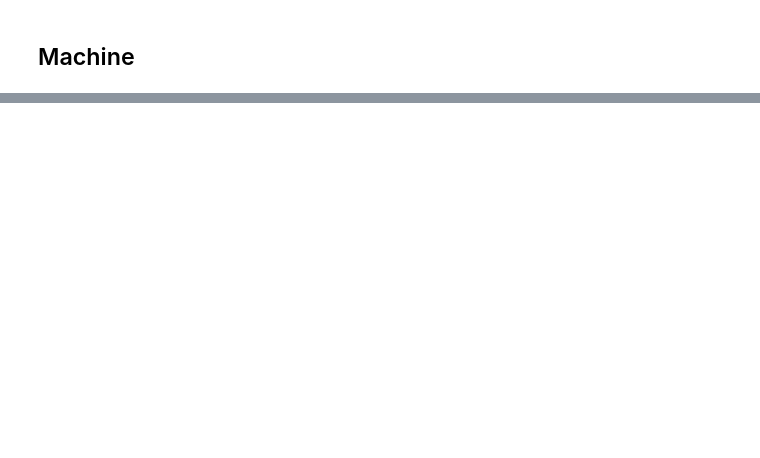
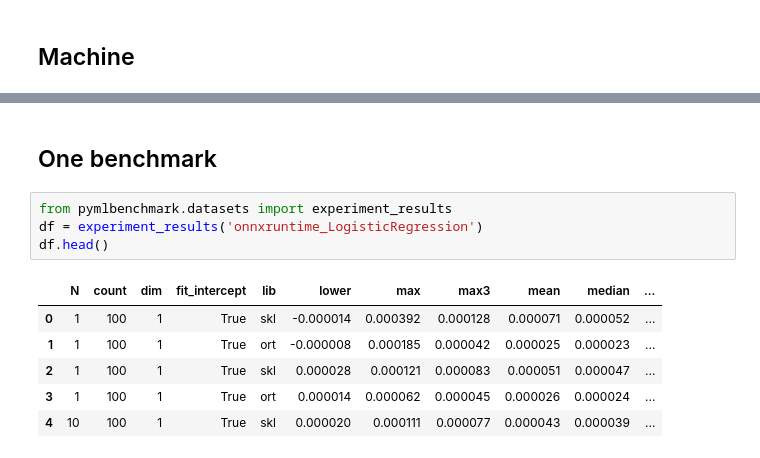
Before and after one commit to sdpython/pymlbenchmark, a Jupyter notebook: _doc/notebooks/context.ipynb, the cells around one changed output, grey strips where cells are left out. Cells and saved outputs as stored; diff of their text form; blank space fills up the shorter version.

```diff
--- a/_doc/notebooks/context.ipynb
+++ b/_doc/notebooks/context.ipynb
@@ -38,0 +48,13 @@ pandas.DataFrame(machine_information())
+# %% [markdown]
+## One benchmark
+# %%
+from pymlbenchmark.datasets import experiment_results
+df = experiment_results('onnxruntime_LogisticRegression')
+df.head()
+# %% [output]
+|  | N | count | dim | fit_intercept | lib | lower | max | max3 | mean | median | ... |
+| 0 | 1 | 100 | 1 | True | skl | -0.000014 | 0.000392 | 0.000128 | 0.000071 | 0.000052 | ... |
+| 1 | 1 | 100 | 1 | True | ort | -0.000008 | 0.000185 | 0.000042 | 0.000025 | 0.000023 | ... |
+| 2 | 1 | 100 | 1 | True | skl | 0.000028 | 0.000121 | 0.000083 | 0.000051 | 0.000047 | ... |
+| 3 | 1 | 100 | 1 | True | ort | 0.000014 | 0.000062 | 0.000045 | 0.000026 | 0.000024 | ... |
+| 4 | 10 | 100 | 1 | True | skl | 0.000020 | 0.000111 | 0.000077 | 0.000043 | 0.000039 | ... |
```
Also changed, not shown: parts of 4 cells of this notebook, 6 other files.
